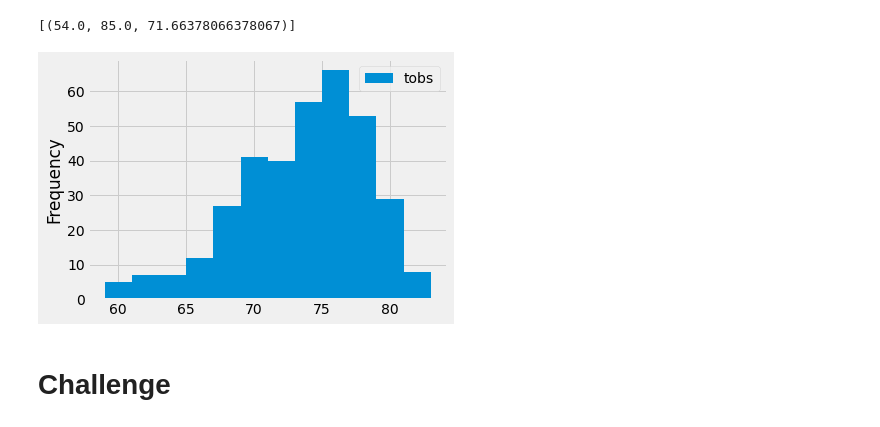
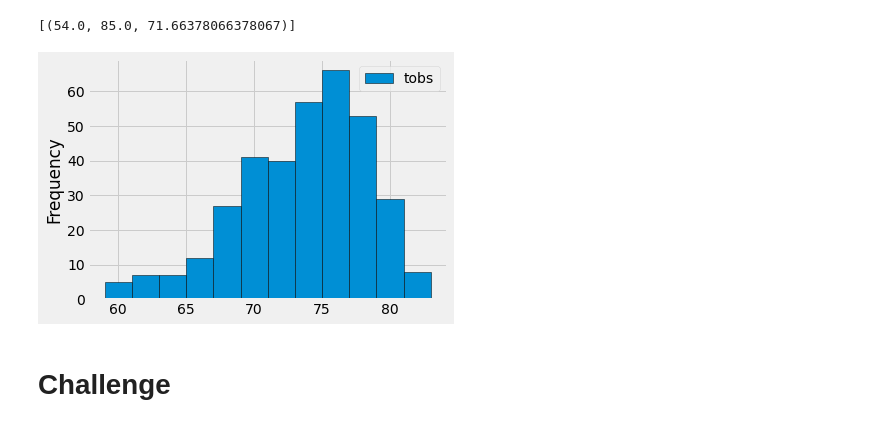
Before and after one commit to penlow99/surfs_up, a Jupyter notebook: climate_analysis.ipynb, the cells around one changed output. Drawn from its saved outputs; the diff is of its cells as text; code cells hidden in the pictures.

```diff
--- a/climate_analysis.ipynb
+++ b/climate_analysis.ipynb
@@ -101,14 +101,14 @@ session.query(func.min(Measurement.tobs), func.max(Measurement.tobs), func.avg(M
 # %%
 # Choose the station with the highest number of temperature observations.
 # Query the last 12 months of temperature observation data for this station and plot the results as a histogram
 results = session.query(Measurement.tobs).\
 filter(Measurement.station == 'USC00519281').\
 filter(Measurement.date >= prev_year).all()
 df = pd.DataFrame(results, columns=['tobs'])
-df.plot.hist(bins=12)
+df.plot.hist(bins=12, edgecolor='black')
 plt.tight_layout()
 # %% [output]
-[figure, old version]
+[figure, new version]
 # %%
 # Write a function called `calc_temps` that will accept start date and end date in the format '%Y-%m-%d'
 # and return the minimum, average, and maximum temperatures for that range of dates
```
Also changed, not shown: 1 other file.
